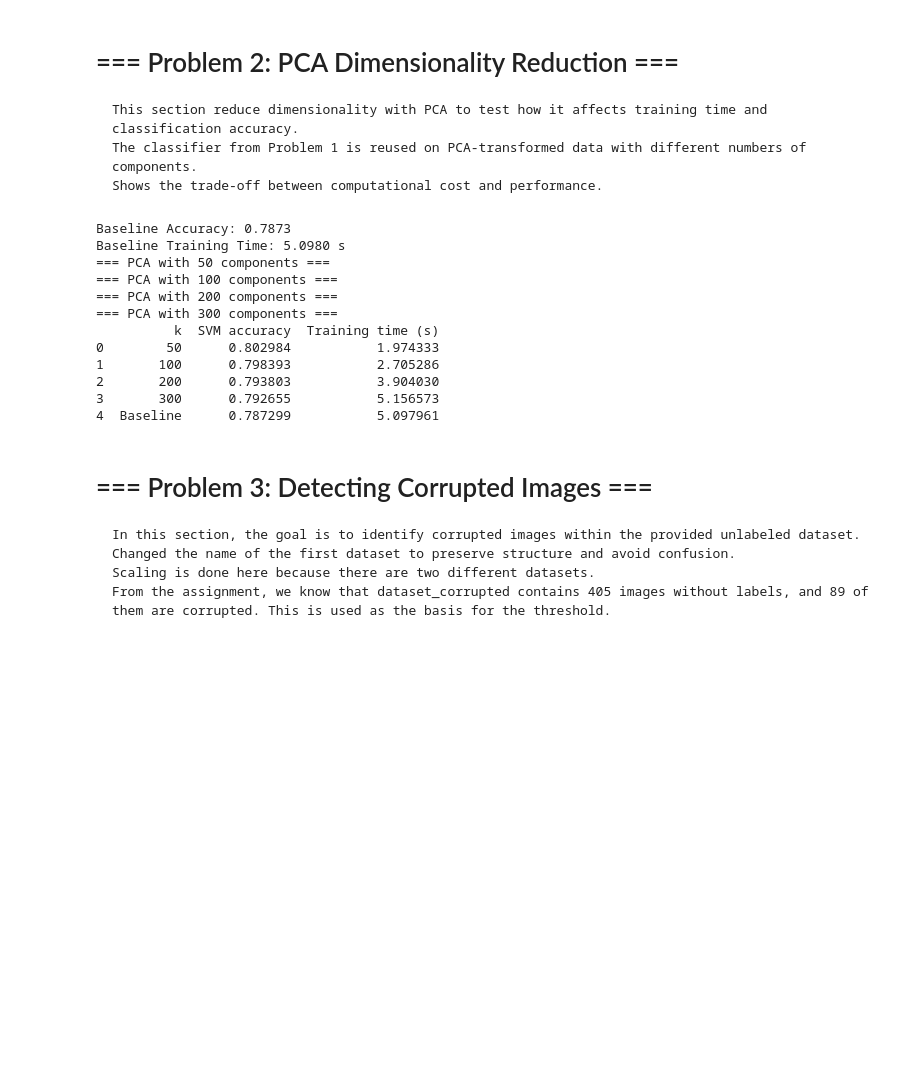
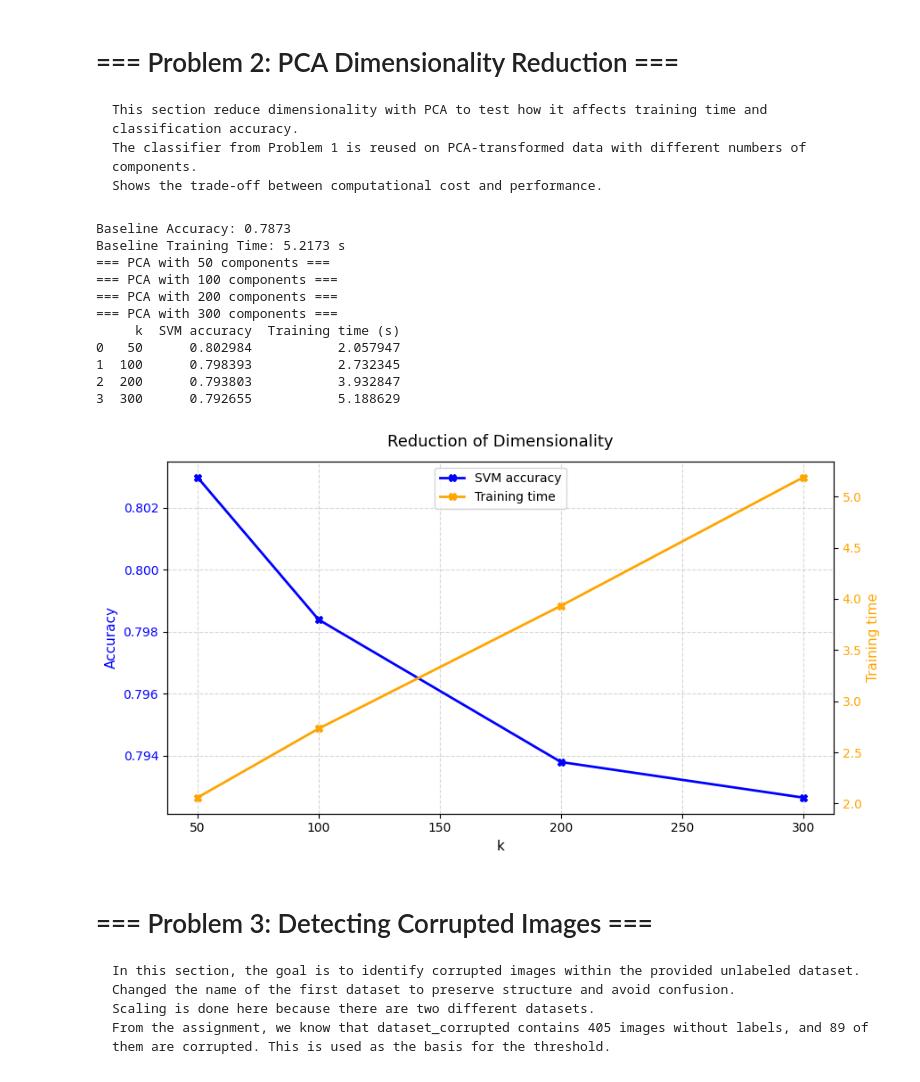
Before and after one commit to KamilMatyjaszczyk/GiftRecog, a Jupyter notebook: GiftRec.ipynb, the cells around one changed output. Saved outputs shown, nothing was run; the diff lists cells and outputs as text; code cells hidden in the pictures; blank space fills up the shorter version.

Commit message:
figur for pca

```diff
--- a/GiftRec.ipynb
+++ b/GiftRec.ipynb
@@ -208,21 +208,53 @@ for k in k_values:
     })
 
 table_results = pd.DataFrame(results)
-table_results.loc[len(table_results)] = ['Baseline', baseline_acc, baseline_time]
 print(table_results)
 # %% [output]
 Baseline Accuracy: 0.7873
-Baseline Training Time: 5.0980 s
+Baseline Training Time: 5.2173 s
 === PCA with 50 components ===
 === PCA with 100 components ===
 === PCA with 200 components ===
 === PCA with 300 components ===
-          k  SVM accuracy  Training time (s)
-0        50      0.802984           1.974333
-1       100      0.798393           2.705286
-2       200      0.793803           3.904030
-3       300      0.792655           5.156573
-4  Baseline      0.787299           5.097961
+     k  SVM accuracy  Training time (s)
+0   50      0.802984           2.057947
+1  100      0.798393           2.732345
+2  200      0.793803           3.932847
+3  300      0.792655           5.188629
+# %%
+
+table_results['k'] = pd.to_numeric(table_results['k'], errors='coerce')
+table_results = table_results.dropna(subset=['k']).sort_values('k')
+
+k_vals = table_results['k'].values
+acc = table_results['SVM accuracy'].values
+tt  = table_results['Training time (s)'].values
+
+plt.figure(figsize=(9, 5))
+ax1 = plt.gca()
+
+ax1.plot(k_vals, acc, marker='X', linewidth=2, color='blue', label='SVM accuracy')
+ax1.set_xlabel('k', fontsize=11)
+ax1.set_ylabel('Accuracy', color='blue', fontsize=11)
+ax1.tick_params(axis='y', labelcolor='blue')
+ax1.grid(True, linestyle='--', alpha=0.5)
+
+ax2 = ax1.twinx()
+ax2.plot(k_vals, tt,marker='X', linewidth=2, color='orange', label='Training time')
+ax2.set_ylabel('Training time', color='orange', fontsize=11)
+ax2.tick_params(axis='y', labelcolor='orange')
+
+
+plt.title('Reduction of Dimensionality', fontsize=13, pad=12)
+
+lines1, labels1 = ax1.get_legend_handles_labels()
+lines2, labels2 = ax2.get_legend_handles_labels()
+ax1.legend(lines1 + lines2, labels1 + labels2, loc='upper center', frameon=True)
+
+plt.tight_layout()
+plt.show()
+# %% [output]
+[figure, added]
 # %% [markdown]
 # === Problem 3: Detecting Corrupted Images ===
     In this section, the goal is to identify corrupted images within the provided unlabeled dataset.
```
